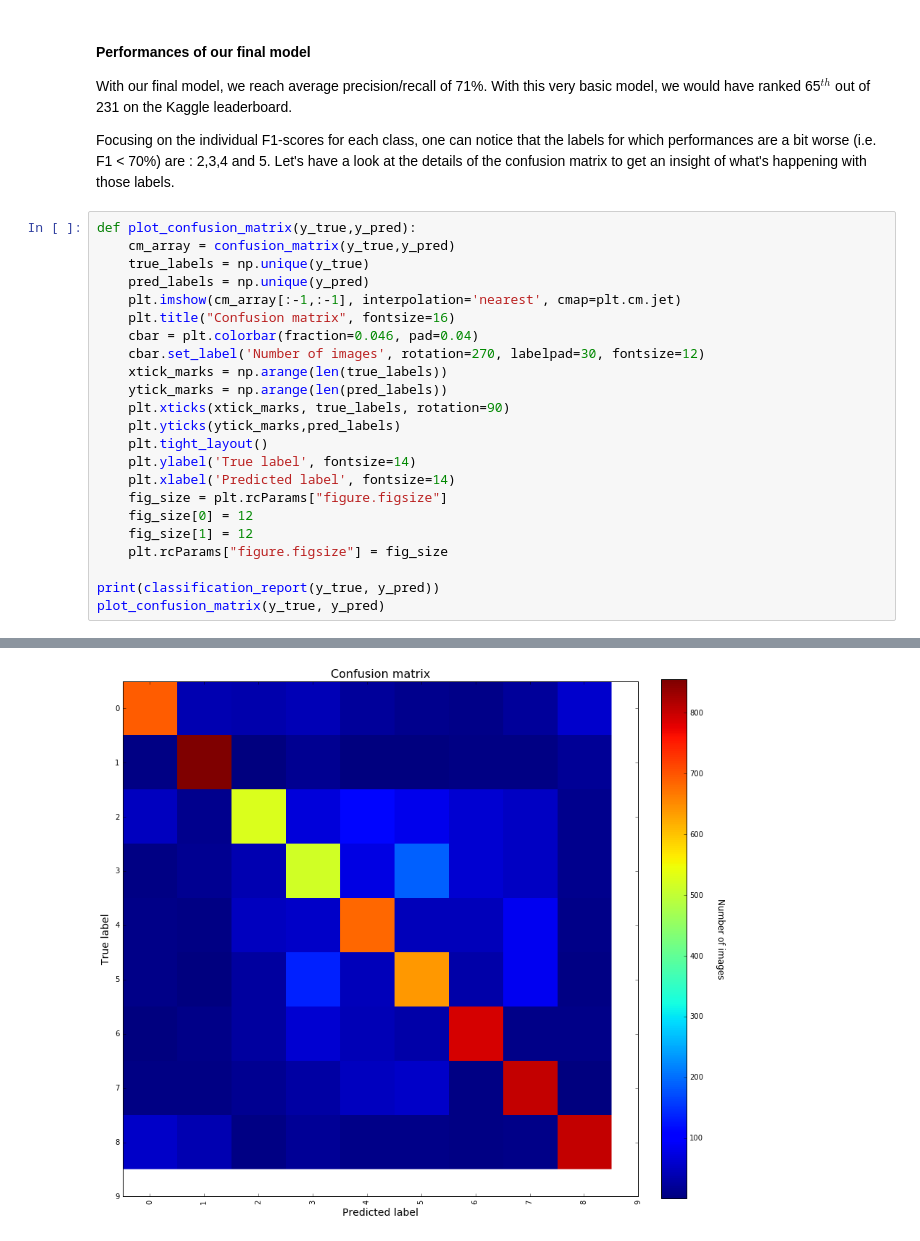
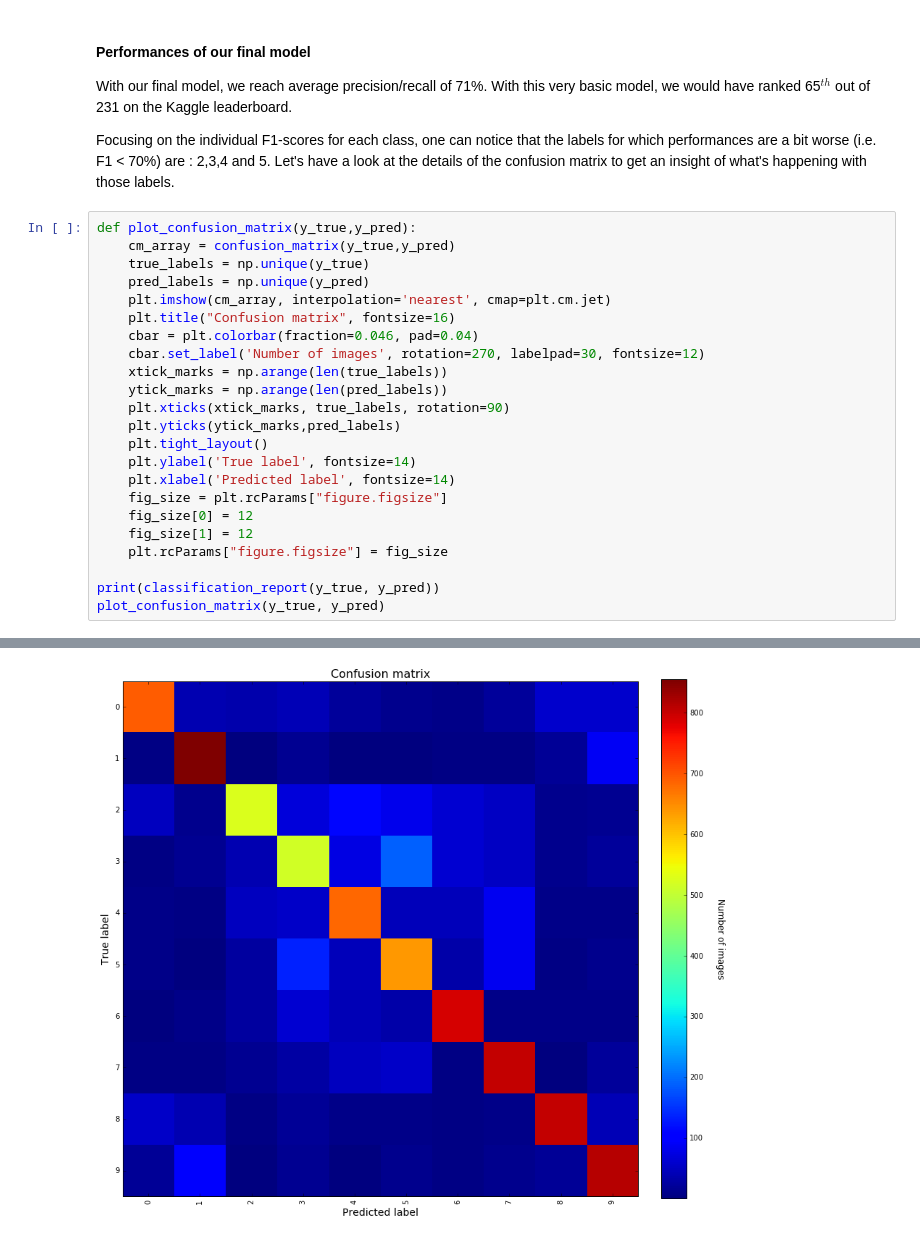
Before and after one commit to avansisintegracion/datalab, a Jupyter notebook: Image_classification_CIFAR10/Blog_image_classification_Keras.ipynb, the cells around one changed output, grey strips where cells are left out. Saved outputs shown, nothing was run; the diff lists cells and outputs as text.

```diff
--- a/Image_classification_CIFAR10/Blog_image_classification_Keras.ipynb
+++ b/Image_classification_CIFAR10/Blog_image_classification_Keras.ipynb
@@ -683,40 +682,40 @@ def plot_confusion_matrix(y_true,y_pred):
     cm_array = confusion_matrix(y_true,y_pred)
     true_labels = np.unique(y_true)
     pred_labels = np.unique(y_pred)
-    plt.imshow(cm_array[:-1,:-1], interpolation='nearest', cmap=plt.cm.jet)
+    plt.imshow(cm_array, interpolation='nearest', cmap=plt.cm.jet)
     plt.title("Confusion matrix", fontsize=16)
     cbar = plt.colorbar(fraction=0.046, pad=0.04)
     cbar.set_label('Number of images', rotation=270, labelpad=30, fontsize=12)
     xtick_marks = np.arange(len(true_labels))
     ytick_marks = np.arange(len(pred_labels))
     plt.xticks(xtick_marks, true_labels, rotation=90)
     plt.yticks(ytick_marks,pred_labels)
     plt.tight_layout()
     plt.ylabel('True label', fontsize=14)
     plt.xlabel('Predicted label', fontsize=14)
     fig_size = plt.rcParams["figure.figsize"]
     fig_size[0] = 12
     fig_size[1] = 12
     plt.rcParams["figure.figsize"] = fig_size
 
 print(classification_report(y_true, y_pred))
 plot_confusion_matrix(y_true, y_pred)
 # %% [output]
              precision    recall  f1-score   support
 
           0       0.80      0.69      0.74      1000
           1       0.79      0.85      0.82      1000
           2       0.72      0.53      0.61      1000
           3       0.53      0.52      0.53      1000
           4       0.65      0.68      0.67      1000
           5       0.59      0.64      0.61      1000
           6       0.77      0.79      0.78      1000
           7       0.70      0.80      0.75      1000
           8       0.84      0.80      0.82      1000
           9       0.74      0.81      0.77      1000
 
 avg / total       0.71      0.71      0.71     10000
-[figure, old version]
+[figure, new version]
 # %% [markdown]
 #### Analyzing the confusion matrix
 Knowing the class labels :
```
Also changed, not shown: parts of 2 cells of this notebook.
